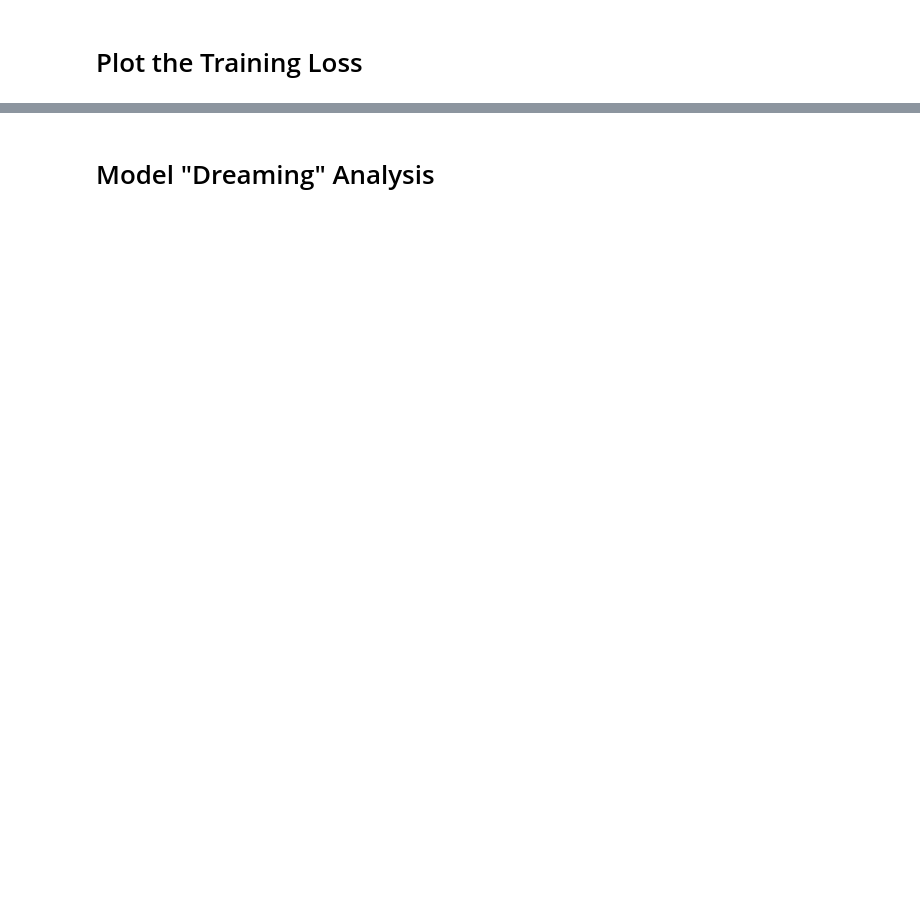
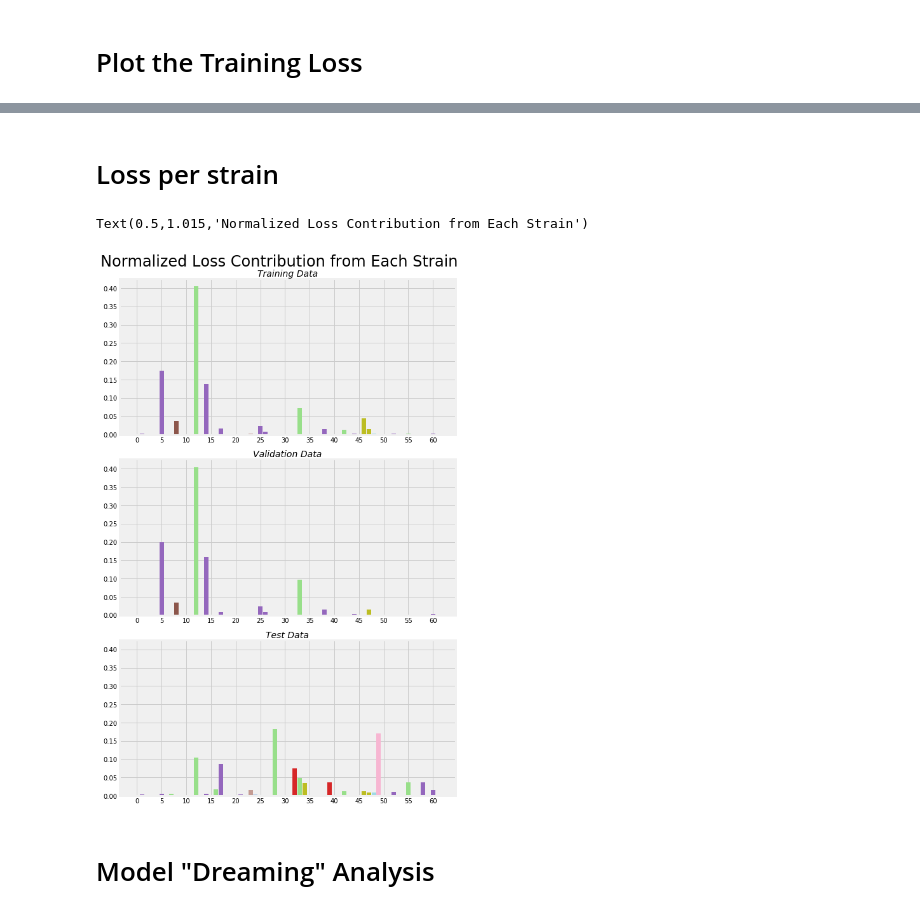
Before and after one commit to michaelwiest/microbiome-rnn, a Jupyter notebook: notebooks/Model Evaluator.ipynb, the cells around one changed output, grey strips where cells are left out. Drawn from its saved outputs; the diff is of its cells as text; code cells hidden in the pictures; blank space fills up the shorter version.

```diff
--- a/notebooks/Model Evaluator.ipynb
+++ b/notebooks/Model Evaluator.ipynb
@@ -112,2 +171,22 @@ Text(0.5,1,'Loss Over Training')
+# %% [markdown]
+# Loss per strain
+# %%
+loss_labels = ['Training Data', 'Validation Data', 'Test Data']
+bar_width = 0.9
+fig, ax = plt.subplots(3, 1, figsize=(8, 12), sharey=True)
+axl = ax.flatten()
+for i in range(losses.shape[0]):
+    rects1 = axl[i].bar(range(losses.shape[1]),
+                        losses[i, :, best_loss_epoch] / (losses[i, :, best_loss_epoch].sum()),
+                        bar_width, color=colors_to_plot)
+    sm = ScalarMappable(cmap=cmap)
+    sm.set_array([])
+    axl[i].set_xticks(list(range(losses.shape[1]))[::5])
+    axl[i].set_title(loss_labels[i], fontsize=14, style='italic', y=0.99)
+    plt.tight_layout()
+plt.suptitle('Normalized Loss Contribution from Each Strain', y=1.015, fontsize=24)
+# %% [output]
+Text(0.5,1.015,'Normalized Loss Contribution from Each Strain')
+[figure, added]
 # %% [markdown]
 # Model "Dreaming" Analysis
```
Also changed, not shown: parts of 20 cells of this notebook.
